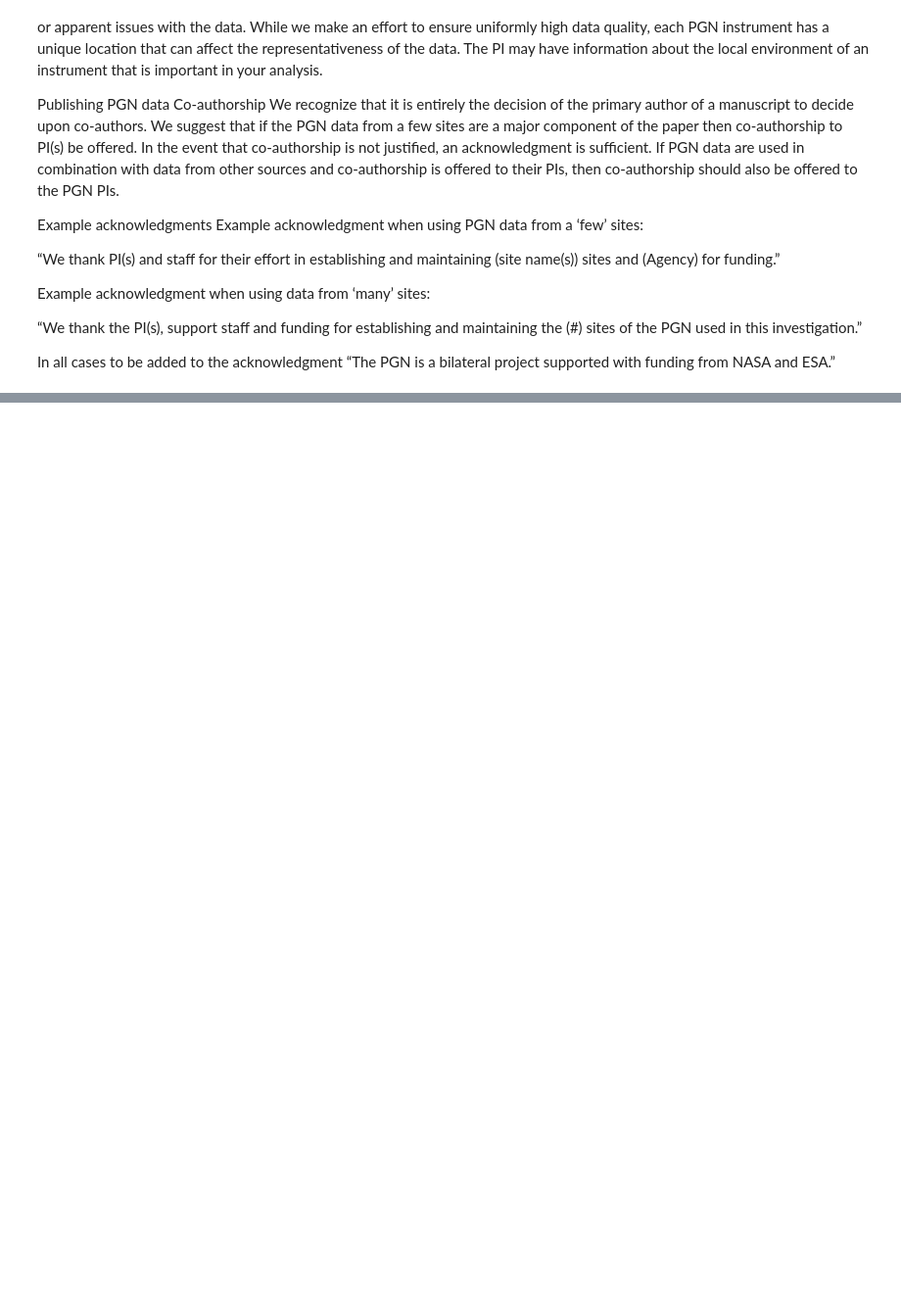
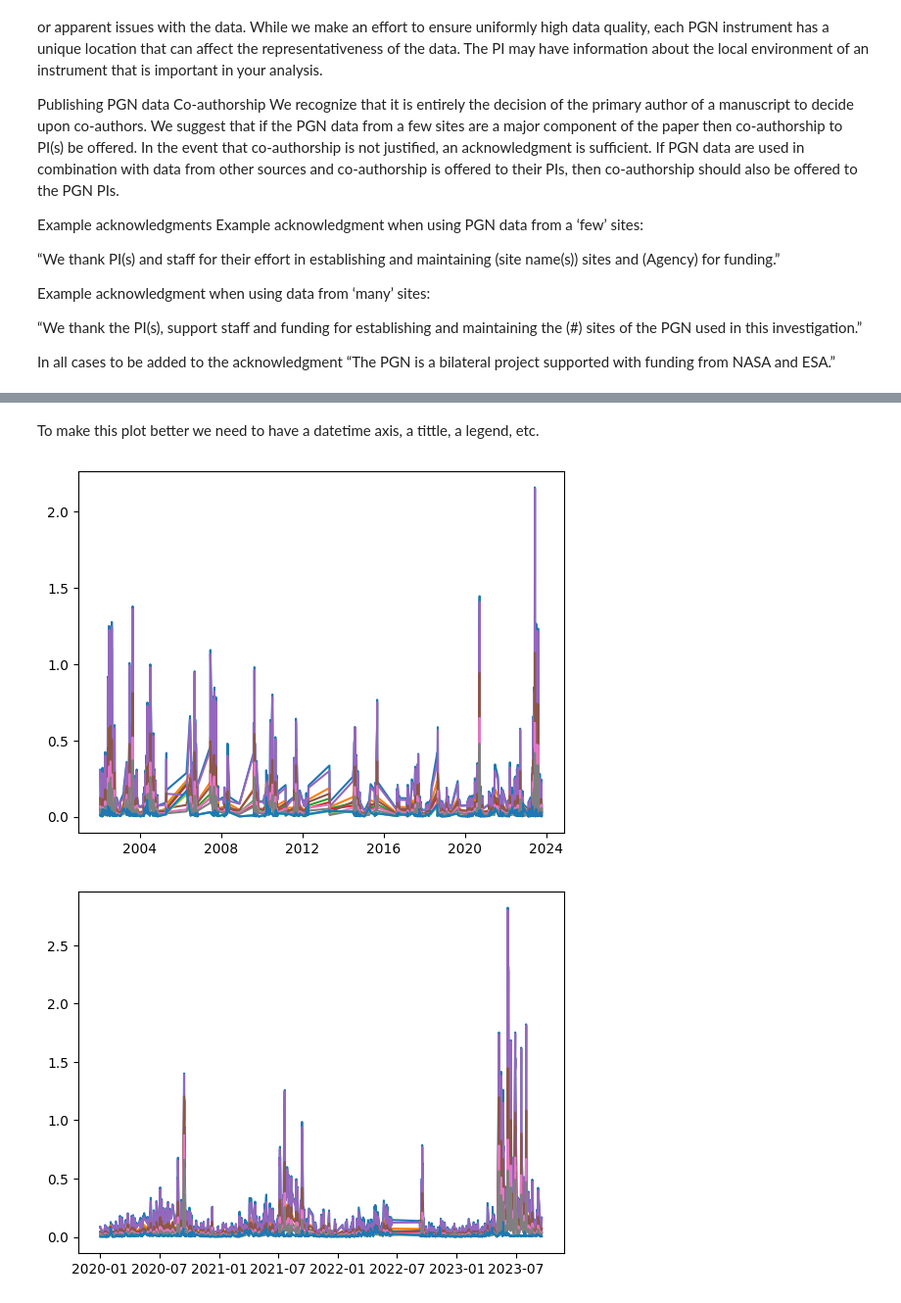
Before and after one commit to moroots/DATAS, a Jupyter notebook: JCRD/JCRD_plotting.ipynb, the cells around one changed output, grey strips where cells are left out. Shown: that part at 98% size. Cells and saved outputs as stored; diff of their text form; code cells hidden in the pictures; blank space fills up the shorter version.

```diff
--- a/JCRD/JCRD_plotting.ipynb
+++ b/JCRD/JCRD_plotting.ipynb
@@ -92,0 +53,29 @@ mymap
+# %%
+AERONET = {}
+dirpath = r"C:\Users\Magnolia\OneDrive - UMBC\Research\Analysis\DATAS\JCRD\data\aeronet"
+for filepath in Path(dirpath).glob("*.all"):
+    with open(filepath, "r") as f:
+        content = f.readlines()
+        site_line = content[1].strip()
+        header_line = None
+
+        for i, line in enumerate(content):
+            if site_line in line and i > 2:
+                skiprows = i-1
+                break
+
+    AERONET[filepath.stem] = pd.read_csv(filepath, sep=",", skiprows=skiprows)
+# %%
+cols = AERONET[filepath.stem].columns
+
+def print_columns_in_four(ls, columns_per_row):
+    num_columns = len(ls)
+    max_len = max(len(l) for l in ls) + 6
+    for i in range(0, num_columns, columns_per_row):
+        row = ls[i:i + columns_per_row]
+        formatted_row = [
+            f"({i+j+1}) {col:<{max_len}}" for j, col in enumerate(row)
+        ]
+        print("\t".join(formatted_row))
+
+print_columns_in_four(cols, 3)
@@ -92,0 +100,12 @@ mymap
+# %% [markdown]
+To make this plot better we need to have a datetime axis, a tittle, a legend, etc.
+# %%
+
+for key in AERONET.keys():
+    plt.figure()
+    for col in cols[10:21]:
+        plt.plot(AERONET[key][col])
+    plt.show()
+# %% [output]
+[figure, added]
+[figure, added]
```
Also changed, not shown: parts of 18 cells of this notebook, 3 other files.
